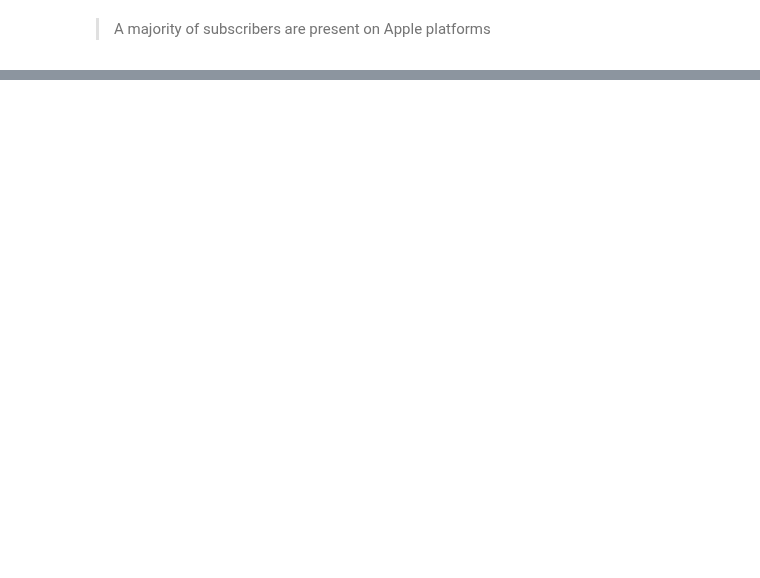
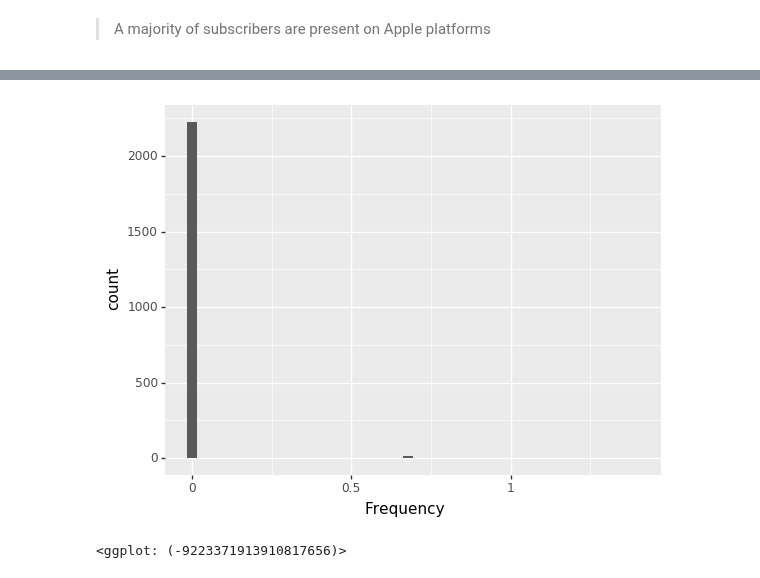
Before and after one commit to jgonz100/MGSC410-Final, a Jupyter notebook: eda.ipynb, the cells around one changed output, grey strips where cells are left out. Drawn from its saved outputs; the diff is of its cells as text; code cells hidden in the pictures; blank space fills up the shorter version.

```diff
--- a/eda.ipynb
+++ b/eda.ipynb
@@ -305,0 +358,5 @@ ggplot(app_act, aes(x = 'App Activity Type', fill = 'App Activity Type')) + geom
+# %%
+ggplot(customers_fixed, aes(x = 'Frequency')) + geom_histogram()
+# %% [output]
+[figure, added]
+<ggplot: (-9223371913910817656)>
```
Also changed, not shown: parts of 27 cells of this notebook.
